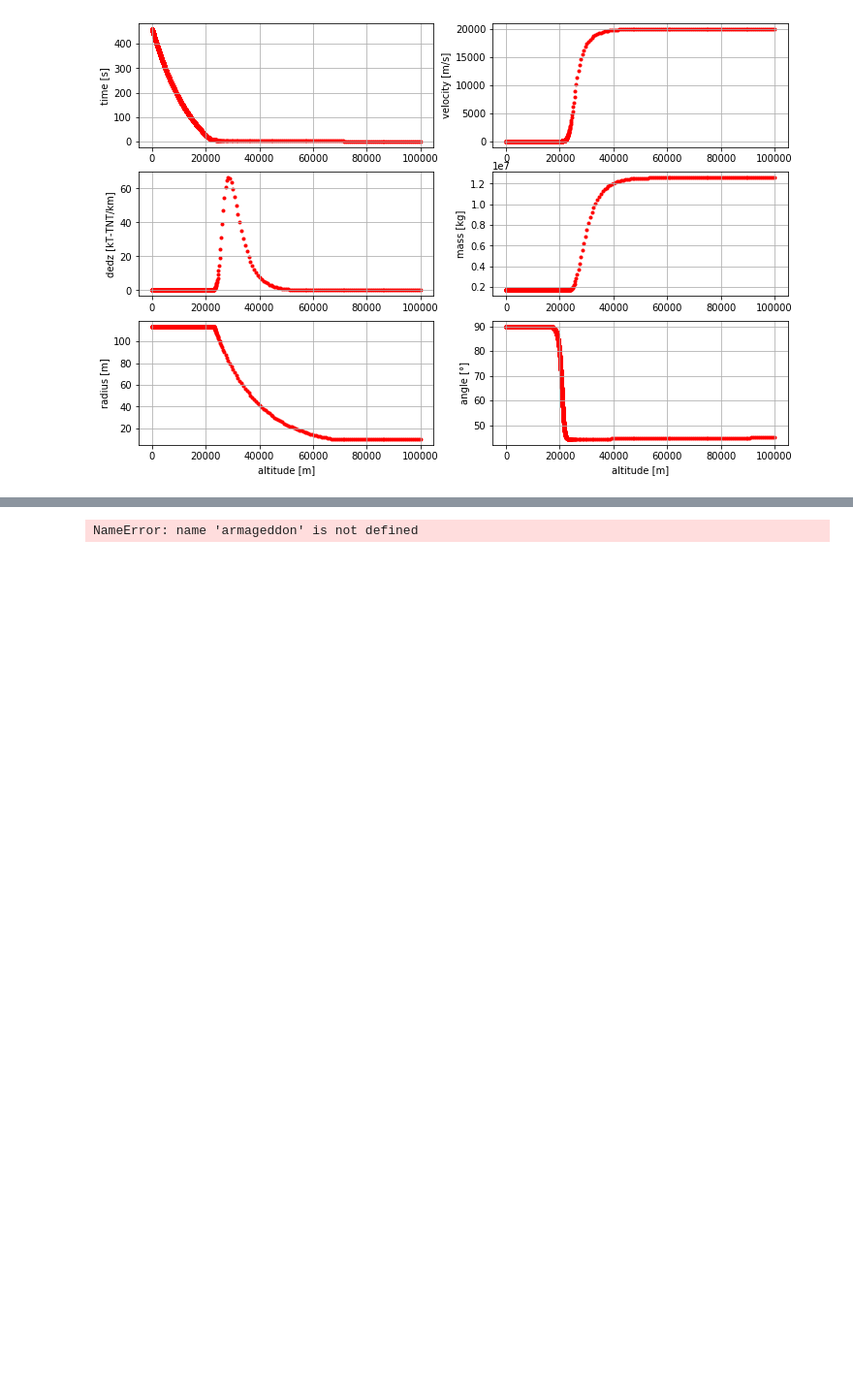
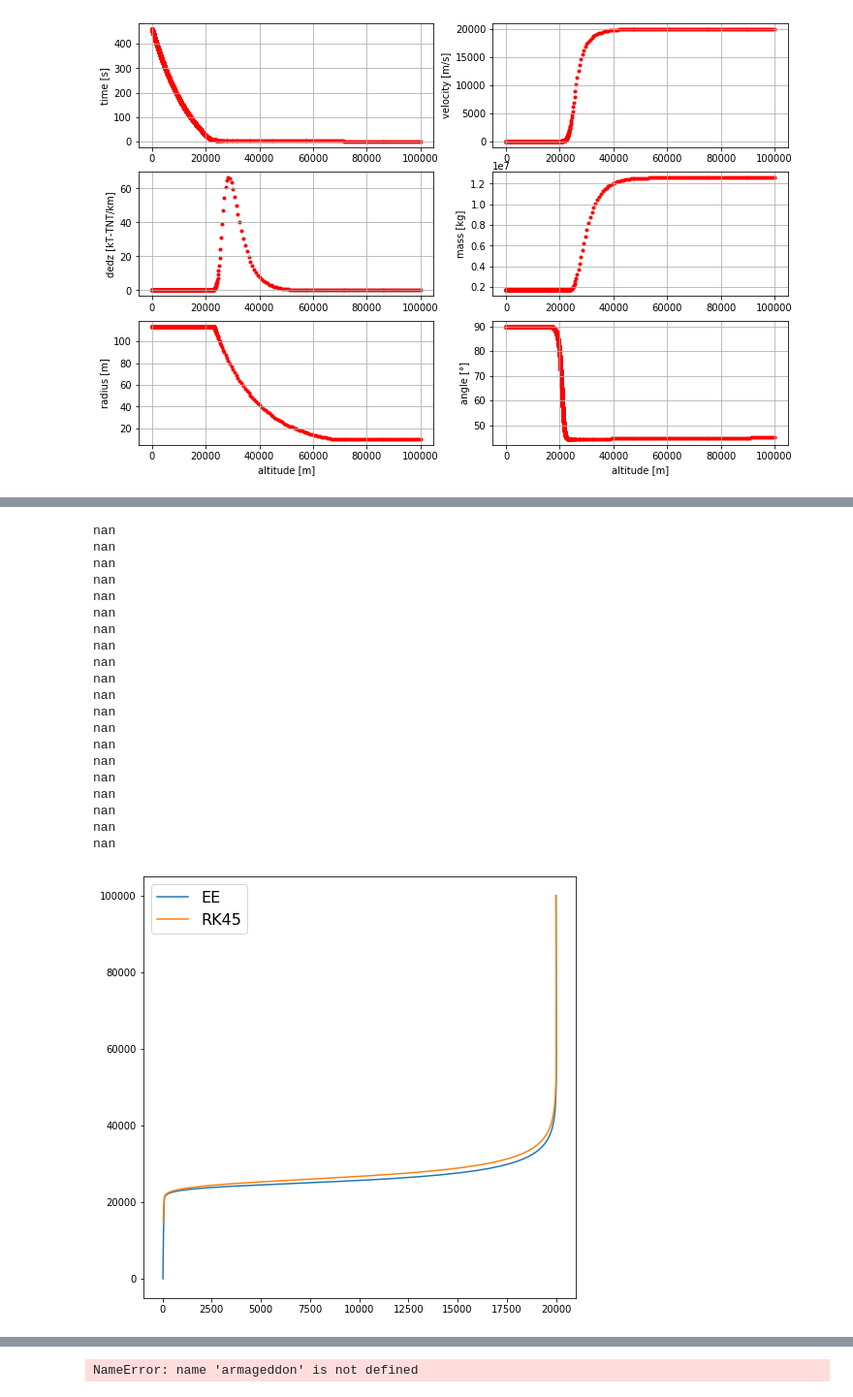
Before and after one commit to hustic/Armageddon, a Jupyter notebook: Presentation.ipynb, the cells around one changed output, grey strips where cells are left out. Shown: that part at 97% size. Saved outputs shown, nothing was run; the diff lists cells and outputs as text; code cells hidden in the pictures; blank space fills up the shorter version.

```diff
--- a/Presentation.ipynb
+++ b/Presentation.ipynb
@@ -171,0 +199,66 @@ SyntaxError: invalid syntax (<ipython-input-43-0793da9417a0>, line 5)
+# %%
+# Scipy vs Armageddon
+
+# No assumptions being made this time
+
+earth = armageddon.Planet(atmos_func='exponential')
+schemes_armageddon = ['EE', 'IE', 'MIE', 'RK'] # Explicit Euer, Implicit Euler, Midpoint Implicit Euler, Runge Kutte
+schemes_scipy = ['RK45', 'RK23', 'Radau', 'BDF', 'LSODA']
+
+armageddon_dfs = []
+scipy_dfs = []
+
+for i in range(5):
+
+    fig = plt.figure(figsize=(8, 8))
+
+    if i > len(schemes_armageddon)-1:
+        pass
+    else:
+        df, dic = earth.impact(radius=10, velocity=20e3, density=3000, strength=1e5, angle=45,
+                   init_altitude=100e3, dt=0.05, radians=False,
+                   fragmentation=True, num_scheme=schemes_armageddon[i], ensemble=False)
+
+        armageddon_dfs.append(df)
+        plt.plot(armageddon_dfs[i].velocity, armageddon_dfs[i].altitude, label=schemes_armageddon[i])
+        plt.legend(fontsize='16')
+
+    sci_solution = scipy_test.sci_sol(radius=10, velocity=20e3, density=3000, strength=1e5, angle=45, init_altitude=100e3,
+                                      dt=0.05, fragmentation=True, num_scheme=schemes_scipy[i])
+
+    scipy_dfs.append(sci_solution)
+
+
+    plt.plot(scipy_dfs[i].velocity, scipy_dfs[i].altitude, label=schemes_scipy[i])
+    plt.legend()
+    plt.legend(fontsize='16')
+
+RMS_velocity = []
+RMS_dedz = []
+
+for i in range(len(armageddon_dfs)):
+    for j in range(len(scipy_dfs)):
+        print(np.sqrt(1/len(armageddon_dfs[i]) * (sum((armageddon_dfs[i].velocity - scipy_dfs[j].velocity)**2))))
+        RMS_dedz.append(np.sqrt(1/len(armageddon_dfs[i]) * (sum((armageddon_dfs[i].dedz - scipy_dfs[j].dedz)**2))))
+# %% [output]
+nan
+nan
+nan
+nan
+nan
+nan
+nan
+nan
+nan
+nan
+nan
+nan
+nan
+nan
+nan
+nan
+nan
+nan
+nan
+nan
+[figure, added]
```
Also changed, not shown: parts of 6 cells of this notebook, 1 other file.
